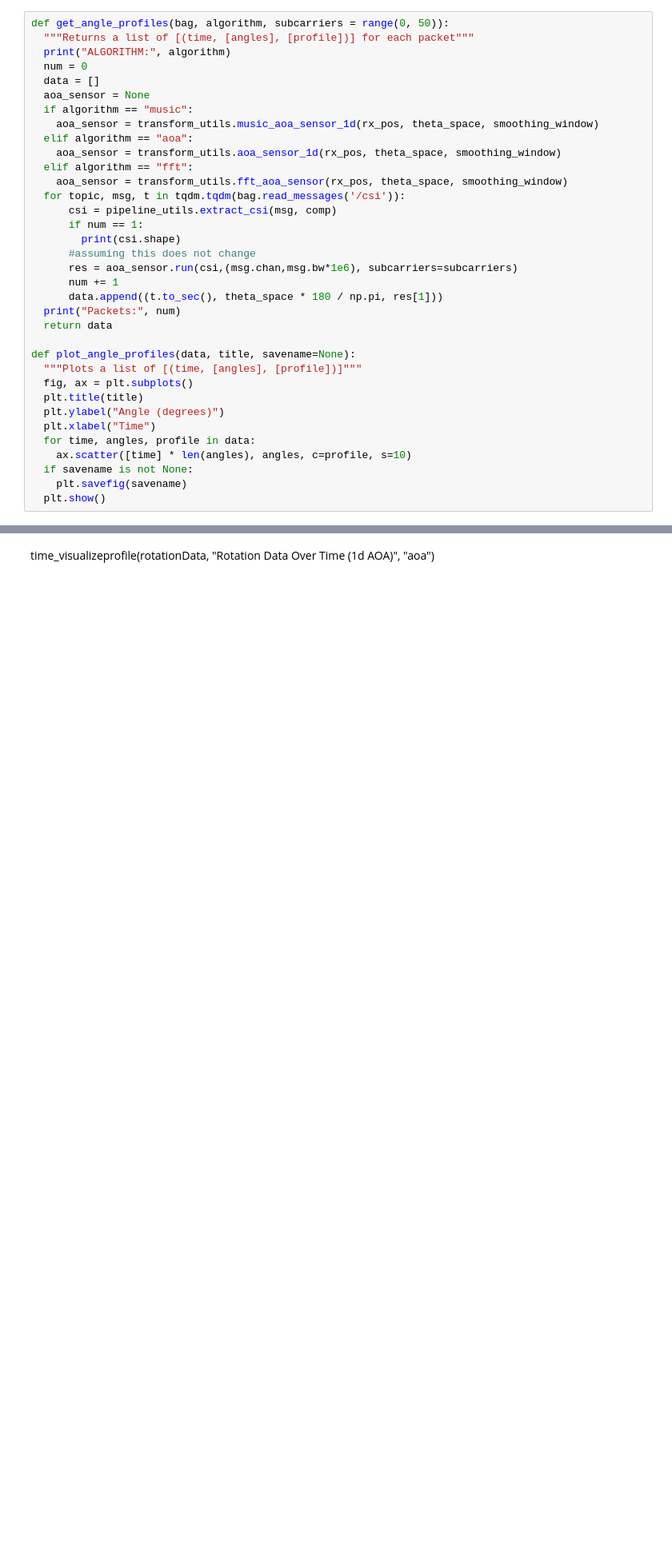
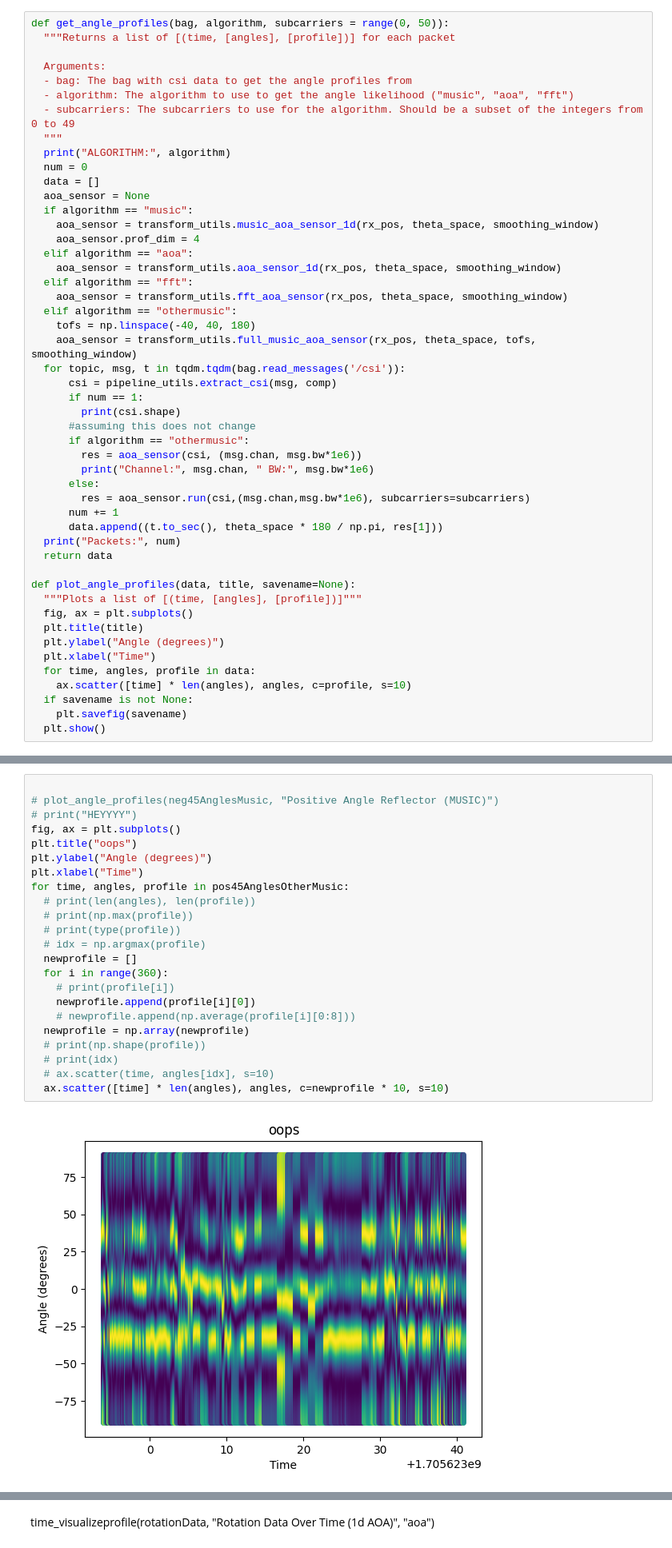
Before and after one commit to Navidt/SignalPropogation, a Jupyter notebook: visualization.ipynb, the cells around one changed output, grey strips where cells are left out. Shown at 80% size. Cells and saved outputs as stored; diff of their text form; blank space fills up the shorter version.

Commit message:
Added full music algorithm

```diff
--- a/visualization.ipynb
+++ b/visualization.ipynb
@@ -224,23 +226,37 @@ profs = {}
 aoa_sensors = {}
 # %%
 def get_angle_profiles(bag, algorithm, subcarriers = range(0, 50)):
-  """Returns a list of [(time, [angles], [profile])] for each packet"""
+  """Returns a list of [(time, [angles], [profile])] for each packet
+
+  Arguments:
+  - bag: The bag with csi data to get the angle profiles from
+  - algorithm: The algorithm to use to get the angle likelihood ("music", "aoa", "fft")
+  - subcarriers: The subcarriers to use for the algorithm. Should be a subset of the integers from 0 to 49
+  """
   print("ALGORITHM:", algorithm)
   num = 0
   data = []
   aoa_sensor = None
   if algorithm == "music":
     aoa_sensor = transform_utils.music_aoa_sensor_1d(rx_pos, theta_space, smoothing_window)
+    aoa_sensor.prof_dim = 4
   elif algorithm == "aoa":
     aoa_sensor = transform_utils.aoa_sensor_1d(rx_pos, theta_space, smoothing_window)
   elif algorithm == "fft":
     aoa_sensor = transform_utils.fft_aoa_sensor(rx_pos, theta_space, smoothing_window)
+  elif algorithm == "othermusic":
+    tofs = np.linspace(-40, 40, 180)
+    aoa_sensor = transform_utils.full_music_aoa_sensor(rx_pos, theta_space, tofs, smoothing_window)
   for topic, msg, t in tqdm.tqdm(bag.read_messages('/csi')):
       csi = pipeline_utils.extract_csi(msg, comp)
       if num == 1:
         print(csi.shape)
       #assuming this does not change
-      res = aoa_sensor.run(csi,(msg.chan,msg.bw*1e6), subcarriers=subcarriers)
+      if algorithm == "othermusic":
+        res = aoa_sensor(csi, (msg.chan, msg.bw*1e6))
+        print("Channel:", msg.chan, " BW:", msg.bw*1e6)
+      else:
+        res = aoa_sensor.run(csi,(msg.chan,msg.bw*1e6), subcarriers=subcarriers)
       num += 1
       data.append((t.to_sec(), theta_space * 180 / np.pi, res[1]))
   print("Packets:", num)
@@ -307,0 +348,25 @@ Packets: 388
+# %%
+
+# plot_angle_profiles(neg45AnglesMusic, "Positive Angle Reflector (MUSIC)")
+# print("HEYYYY")
+fig, ax = plt.subplots()
+plt.title("oops")
+plt.ylabel("Angle (degrees)")
+plt.xlabel("Time")
+for time, angles, profile in pos45AnglesOtherMusic:
+  # print(len(angles), len(profile))
+  # print(np.max(profile))
+  # print(type(profile))
+  # idx = np.argmax(profile)
+  newprofile = []
+  for i in range(360):
+    # print(profile[i])
+    newprofile.append(profile[i][0])
+    # newprofile.append(np.average(profile[i][0:8]))
+  newprofile = np.array(newprofile)
+  # print(np.shape(profile))
+  # print(idx)
+  # ax.scatter(time, angles[idx], s=10)
+  ax.scatter([time] * len(angles), angles, c=newprofile * 10, s=10)
+# %% [output]
+[figure, added]
```
Also changed, not shown: parts of 5 cells of this notebook, 18 other files.
